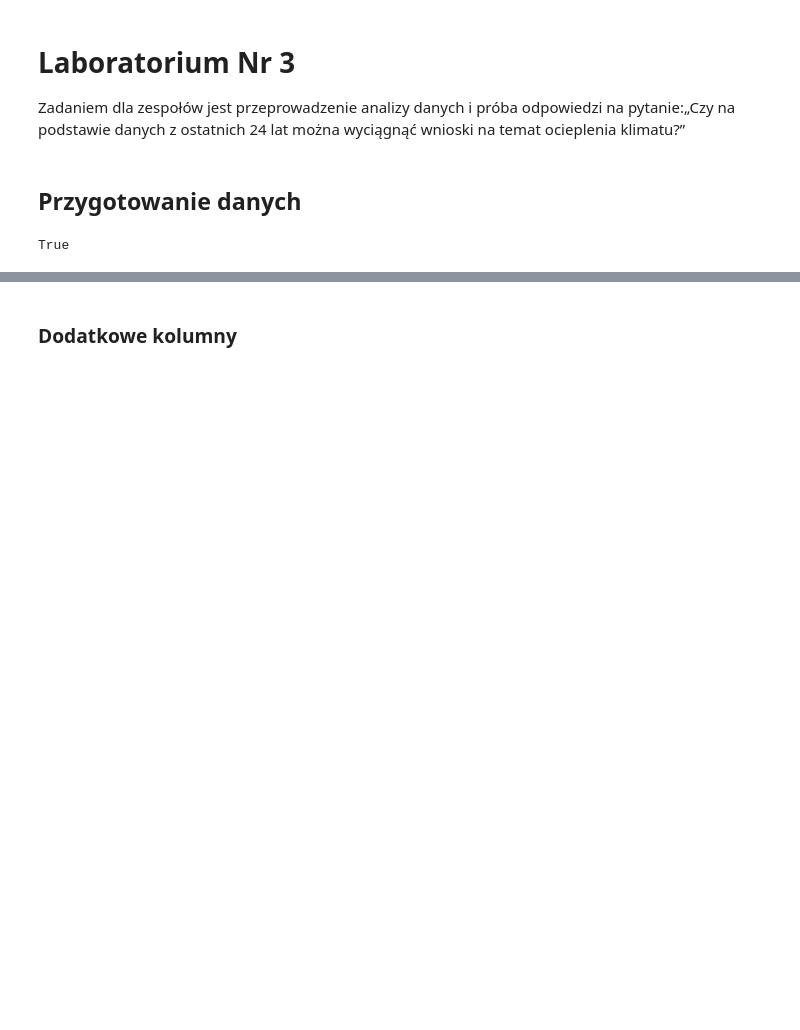
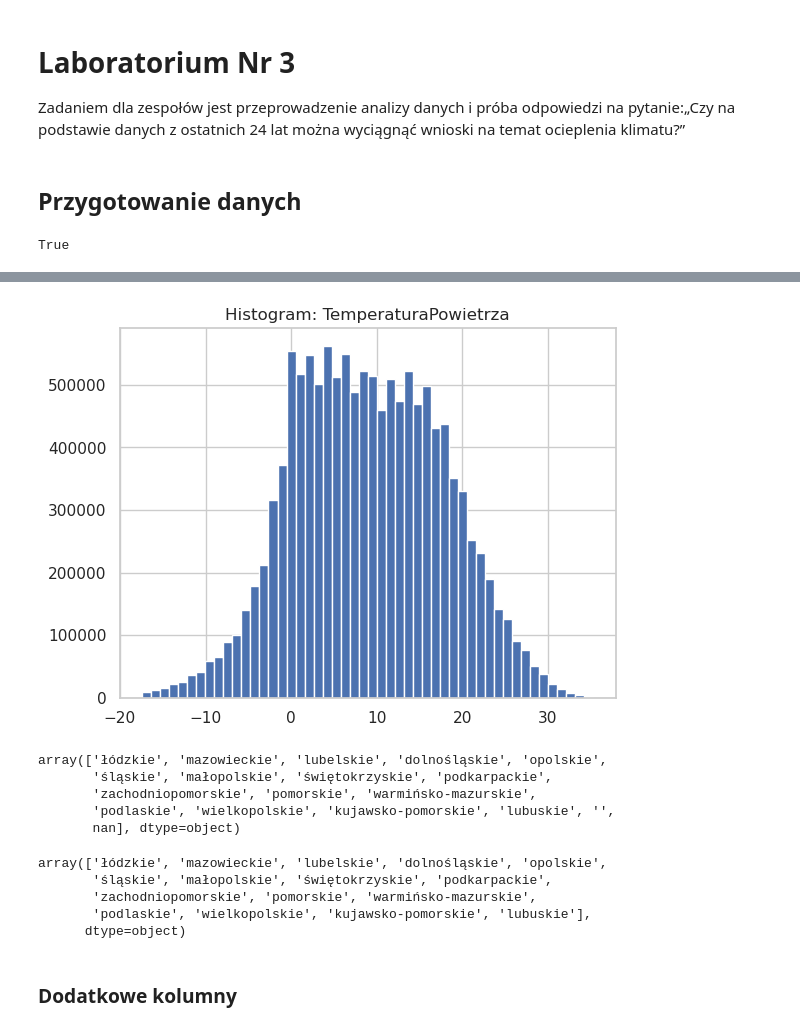
Before and after one commit to ankhralovich/wwsi-umisi, a Jupyter notebook: 2-semestr/ptasznik/zpd/lab-3-klimat.ipynb, the cells around one changed output, grey strips where cells are left out. Cells and saved outputs as stored; diff of their text form; code cells hidden in the pictures; blank space fills up the shorter version.

```diff
--- a/2-semestr/ptasznik/zpd/lab-3-klimat.ipynb
+++ b/2-semestr/ptasznik/zpd/lab-3-klimat.ipynb
@@ -94,0 +151,6 @@ df = df[df["TemperaturaPowietrza"].notnull()]
+# %%
+df_no_outliers["TemperaturaPowietrza"].hist(bins=50)
+plt.title("Histogram: TemperaturaPowietrza")
+plt.show()
+# %% [output]
+[figure, added]
@@ -94,0 +159,8 @@ df = df[df["TemperaturaPowietrza"].notnull()]
+# %%
+df['Wojewodztwo'].unique()
+# %% [output]
+array(['łódzkie', 'mazowieckie', 'lubelskie', 'dolnośląskie', 'opolskie',
+       'śląskie', 'małopolskie', 'świętokrzyskie', 'podkarpackie',
+       'zachodniopomorskie', 'pomorskie', 'warmińsko-mazurskie',
+       'podlaskie', 'wielkopolskie', 'kujawsko-pomorskie', 'lubuskie', '',
+       nan], dtype=object)
@@ -95,3 +171,11 @@ df = df[df["TemperaturaPowietrza"].notnull()]
+# %%
+df['Wojewodztwo'].unique()
+# %% [output]
+array(['łódzkie', 'mazowieckie', 'lubelskie', 'dolnośląskie', 'opolskie',
+       'śląskie', 'małopolskie', 'świętokrzyskie', 'podkarpackie',
+       'zachodniopomorskie', 'pomorskie', 'warmińsko-mazurskie',
+       'podlaskie', 'wielkopolskie', 'kujawsko-pomorskie', 'lubuskie'],
+      dtype=object)
 # %% [markdown]
 ### Dodatkowe kolumny
 # %%
```
Also changed, not shown: parts of 40 cells of this notebook, 2 other files.
